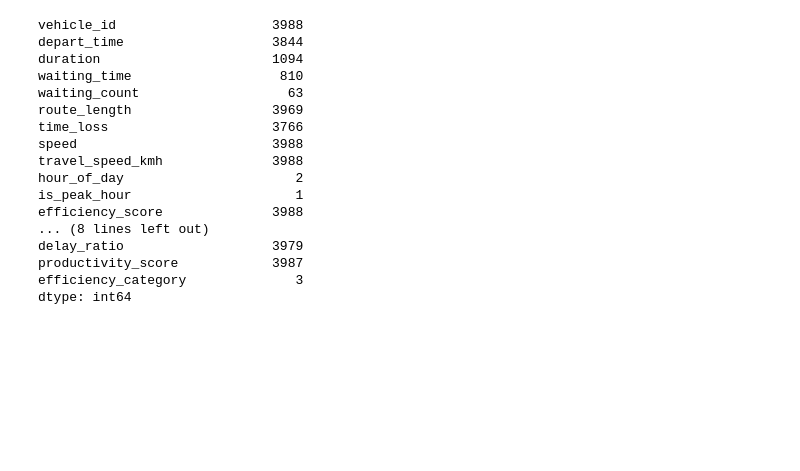
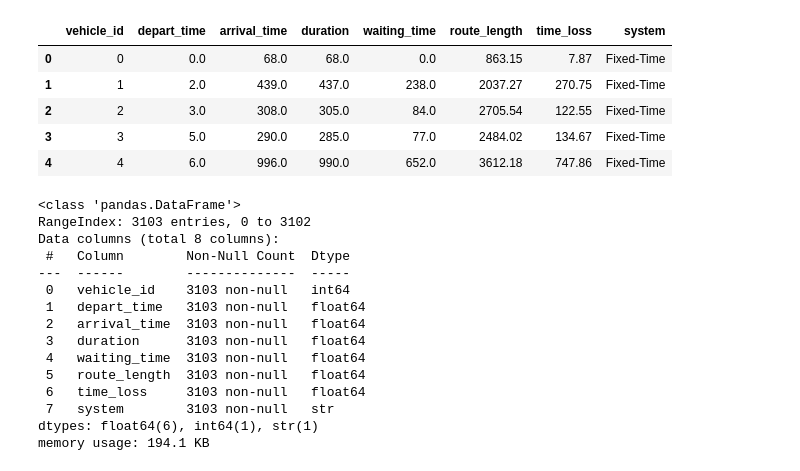
Before and after one commit to ThalhaAnas/DSGP-31, a Jupyter notebook: notebooks/Exploratory Data Analysis.ipynb, the cells around one changed output. Cells and saved outputs as stored; diff of their text form; code cells hidden in the pictures; blank space fills up the shorter version.

```diff
--- a/notebooks/Exploratory Data Analysis.ipynb
+++ b/notebooks/Exploratory Data Analysis.ipynb
@@ -185,20 +13,27 @@ efficiency_category ['medium' 'high' 'low']
 # %%
-df.nunique()
+df.head()
 # %% [output]
-vehicle_id                    3988
-depart_time                   3844
-duration                      1094
-waiting_time                   810
-waiting_count                   63
-route_length                  3969
-time_loss                     3766
-speed                         3988
-travel_speed_kmh              3988
-hour_of_day                      2
-is_peak_hour                     1
-efficiency_score              3988
-... (8 lines left out)
-delay_ratio                   3979
-productivity_score            3987
-efficiency_category              3
-dtype: int64
+|  | vehicle_id | depart_time | arrival_time | duration | waiting_time | route_length | time_loss | system |
+| 0 | 0 | 0.0 | 68.0 | 68.0 | 0.0 | 863.15 | 7.87 | Fixed-Time |
+| 1 | 1 | 2.0 | 439.0 | 437.0 | 238.0 | 2037.27 | 270.75 | Fixed-Time |
+| 2 | 2 | 3.0 | 308.0 | 305.0 | 84.0 | 2705.54 | 122.55 | Fixed-Time |
+| 3 | 3 | 5.0 | 290.0 | 285.0 | 77.0 | 2484.02 | 134.67 | Fixed-Time |
+| 4 | 4 | 6.0 | 996.0 | 990.0 | 652.0 | 3612.18 | 747.86 | Fixed-Time |
+# %%
+df.info()
+# %% [output]
+<class 'pandas.DataFrame'>
+RangeIndex: 3103 entries, 0 to 3102
+Data columns (total 8 columns):
+ #   Column        Non-Null Count  Dtype
+---  ------        --------------  -----
+ 0   vehicle_id    3103 non-null   int64
+ 1   depart_time   3103 non-null   float64
+ 2   arrival_time  3103 non-null   float64
+ 3   duration      3103 non-null   float64
+ 4   waiting_time  3103 non-null   float64
+ 5   route_length  3103 non-null   float64
+ 6   time_loss     3103 non-null   float64
+ 7   system        3103 non-null   str
+dtypes: float64(6), int64(1), str(1)
+memory usage: 194.1 KB
```
Also changed, not shown: parts of 21 cells of this notebook.
